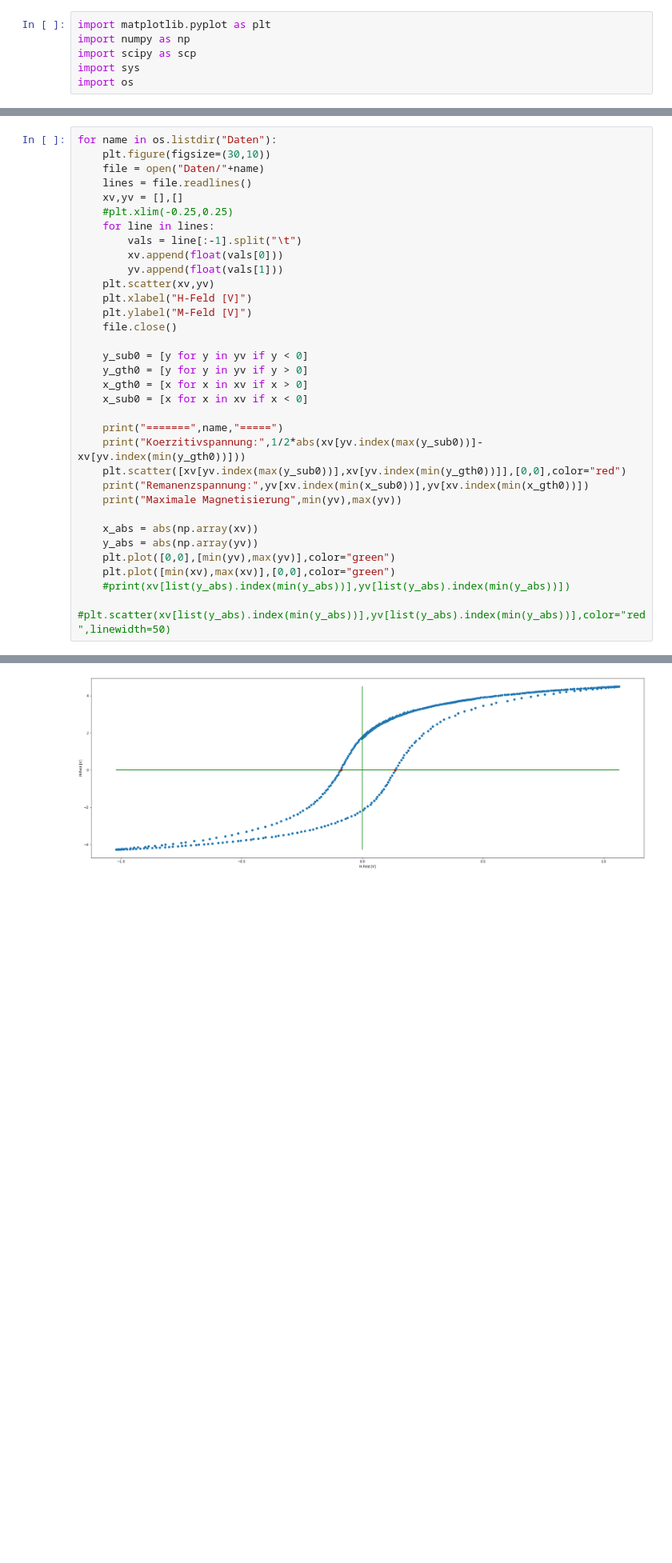
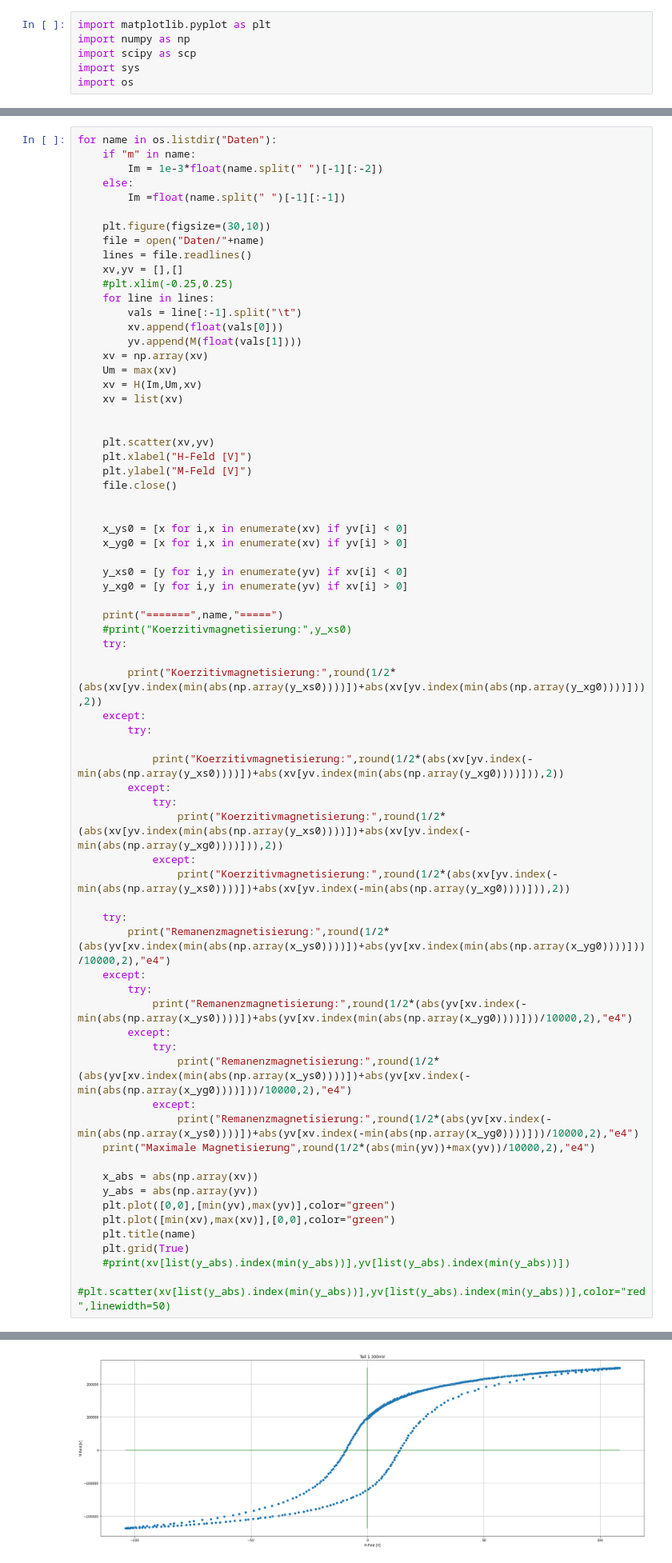
Before and after one commit to PI0nk/Praktikum-test, a Jupyter notebook: B 2.4/Measurements/Teil 1/Teil 1 - script.ipynb, the cells around one changed output, grey strips where cells are left out. Shown at 80% size. Saved outputs shown, nothing was run; the diff lists cells and outputs as text; blank space fills up the shorter version.

```diff
--- a/B 2.4/Measurements/Teil 1/Teil 1 - script.ipynb
+++ b/B 2.4/Measurements/Teil 1/Teil 1 - script.ipynb
@@ -7,5 +11,10 @@ import os
 # %%
 for name in os.listdir("Daten"):
+    if "m" in name:
+        Im = 1e-3*float(name.split(" ")[-1][:-2])
+    else:
+        Im =float(name.split(" ")[-1][:-1])
+
     plt.figure(figsize=(30,10))
     file = open("Daten/"+name)
     lines = file.readlines()
@@ -14,27 +23,58 @@ for name in os.listdir("Daten"):
     for line in lines:
         vals = line[:-1].split("\t")
         xv.append(float(vals[0]))
-        yv.append(float(vals[1]))
+        yv.append(M(float(vals[1])))
+    xv = np.array(xv)
+    Um = max(xv)
+    xv = H(Im,Um,xv)
+    xv = list(xv)
+
+
     plt.scatter(xv,yv)
     plt.xlabel("H-Feld [V]")
     plt.ylabel("M-Feld [V]")
     file.close()
 
-    y_sub0 = [y for y in yv if y < 0]
-    y_gth0 = [y for y in yv if y > 0]
-    x_gth0 = [x for x in xv if x > 0]
-    x_sub0 = [x for x in xv if x < 0]
+
+    x_ys0 = [x for i,x in enumerate(xv) if yv[i] < 0]
+    x_yg0 = [x for i,x in enumerate(xv) if yv[i] > 0]
+
+    y_xs0 = [y for i,y in enumerate(yv) if xv[i] < 0]
+    y_xg0 = [y for i,y in enumerate(yv) if xv[i] > 0]
 
     print("=======",name,"=====")
-    print("Koerzitivspannung:",1/2*abs(xv[yv.index(max(y_sub0))]-xv[yv.index(min(y_gth0))]))
-    plt.scatter([xv[yv.index(max(y_sub0))],xv[yv.index(min(y_gth0))]],[0,0],color="red")
-    print("Remanenzspannung:",yv[xv.index(min(x_sub0))],yv[xv.index(min(x_gth0))])
-    print("Maximale Magnetisierung",min(yv),max(yv))
+    #print("Koerzitivmagnetisierung:",y_xs0)
+    try:
+
+        print("Koerzitivmagnetisierung:",round(1/2*(abs(xv[yv.index(min(abs(np.array(y_xs0))))])+abs(xv[yv.index(min(abs(np.array(y_xg0))))])),2))
+    except:
+        try:
+
+            print("Koerzitivmagnetisierung:",round(1/2*(abs(xv[yv.index(-min(abs(np.array(y_xs0))))])+abs(xv[yv.index(min(abs(np.array(y_xg0))))])),2))
+        except:
+            try:
+                print("Koerzitivmagnetisierung:",round(1/2*(abs(xv[yv.index(min(abs(np.array(y_xs0))))])+abs(xv[yv.index(-min(abs(np.array(y_xg0))))])),2))
+            except:
+                print("Koerzitivmagnetisierung:",round(1/2*(abs(xv[yv.index(-min(abs(np.array(y_xs0))))])+abs(xv[yv.index(-min(abs(np.array(y_xg0))))])),2))
+
+    try:
+        print("Remanenzmagnetisierung:",round(1/2*(abs(yv[xv.index(min(abs(np.array(x_ys0))))])+abs(yv[xv.index(min(abs(np.array(x_yg0))))]))/10000,2),"e4")
+    except:
+        try:
+            print("Remanenzmagnetisierung:",round(1/2*(abs(yv[xv.index(-min(abs(np.array(x_ys0))))])+abs(yv[xv.index(min(abs(np.array(x_yg0))))]))/10000,2),"e4")
+        except:
+            try:
+                print("Remanenzmagnetisierung:",round(1/2*(abs(yv[xv.index(min(abs(np.array(x_ys0))))])+abs(yv[xv.index(-min(abs(np.array(x_yg0))))]))/10000,2),"e4")
+            except:
+                print("Remanenzmagnetisierung:",round(1/2*(abs(yv[xv.index(-min(abs(np.array(x_ys0))))])+abs(yv[xv.index(-min(abs(np.array(x_yg0))))]))/10000,2),"e4")
+    print("Maximale Magnetisierung",round(1/2*(abs(min(yv))+max(yv))/10000,2),"e4")
 
     x_abs = abs(np.array(xv))
     y_abs = abs(np.array(yv))
     plt.plot([0,0],[min(yv),max(yv)],color="green")
     plt.plot([min(xv),max(xv)],[0,0],color="green")
+    plt.title(name)
+    plt.grid(True)
     #print(xv[list(y_abs).index(min(y_abs))],yv[list(y_abs).index(min(y_abs))])
     #plt.scatter(xv[list(y_abs).index(min(y_abs))],yv[list(y_abs).index(min(y_abs))],color="red",linewidth=50)
 # %% [output]
@@ -59 +99 @@ Maximale Magnetisierung -5.41593898 5.73918982
-[figure, old version]
+[figure, new version]
```
Also changed, not shown: parts of 6 cells of this notebook, 12 other files.
